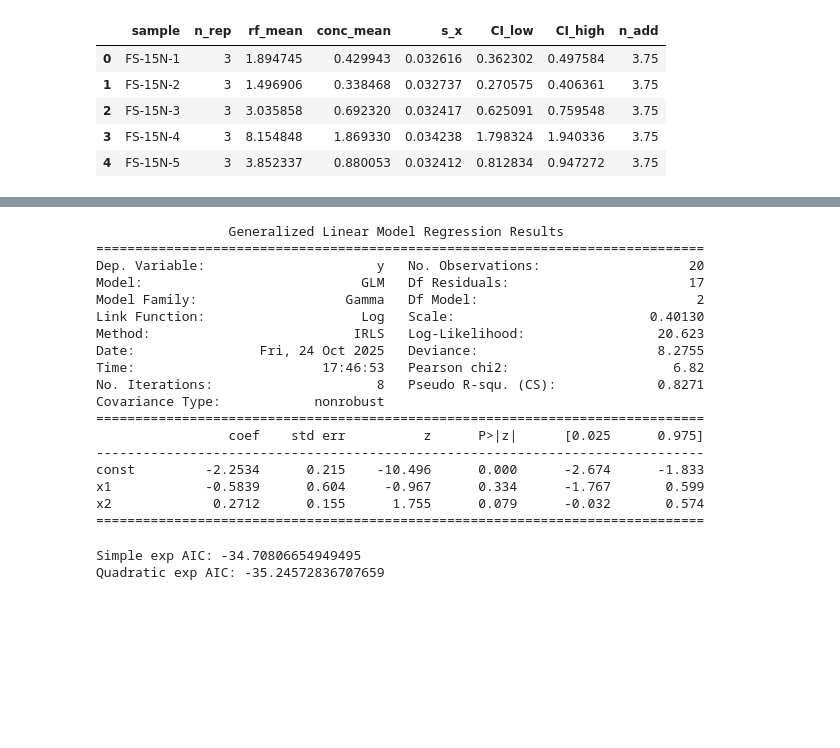
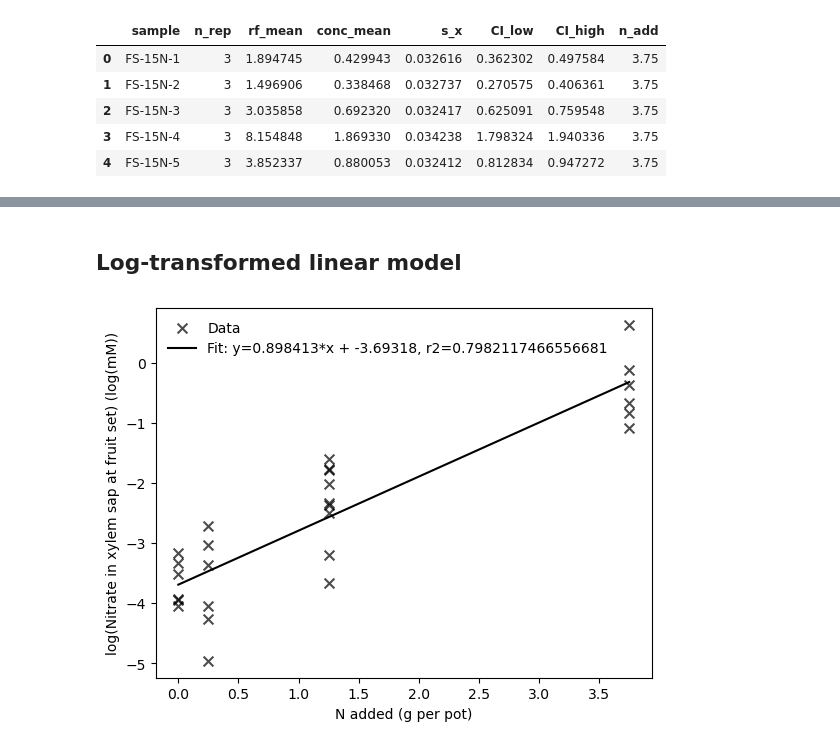
Before and after one commit to plashmore/nitrate_ce, a Jupyter notebook: 03-statistical_analysis/02-plots.ipynb, the cells around one changed output, grey strips where cells are left out. Drawn from its saved outputs; the diff is of its cells as text; code cells hidden in the pictures; blank space fills up the shorter version.

Commit message:
updated notebooks, added new plots

```diff
--- a/03-statistical_analysis/02-plots.ipynb
+++ b/03-statistical_analysis/02-plots.ipynb
@@ -349,32 +28,21 @@ plt.show()
-# %%
-x2 = x**2
-X_quad = np.column_stack([np.ones_like(x), x, x2])
-
-gamma_model2 = sm.GLM(y, X_quad, family=sm.families.Gamma(link=sm.families.links.Log()))
-res2 = gamma_model2.fit()
-print(res2.summary())
-# %% [output]
-                 Generalized Linear Model Regression Results
-==============================================================================
-Dep. Variable:                      y   No. Observations:                   20
-Model:                            GLM   Df Residuals:                       17
-Model Family:                   Gamma   Df Model:                            2
-Link Function:                    Log   Scale:                         0.40130
-Method:                          IRLS   Log-Likelihood:                 20.623
-Date:                Fri, 24 Oct 2025   Deviance:                       8.2755
-Time:                        17:46:53   Pearson chi2:                     6.82
-No. Iterations:                     8   Pseudo R-squ. (CS):             0.8271
-Covariance Type:            nonrobust
-==============================================================================
-                 coef    std err          z      P>|z|      [0.025      0.975]
-------------------------------------------------------------------------------
-const         -2.2534      0.215    -10.496      0.000      -2.674      -1.833
-x1            -0.5839      0.604     -0.967      0.334      -1.767       0.599
-x2             0.2712      0.155      1.755      0.079      -0.032       0.574
-==============================================================================
-# %%
-print("Simple exp AIC:", gamma_res.aic)
-print("Quadratic exp AIC:", res2.aic)
-# %% [output]
-Simple exp AIC: -34.70806654949495
-Quadratic exp AIC: -35.24572836707659
+# %% [markdown]
+## Log-transformed linear model
+# %%
+x=fs_data['n_add']
+y=np.log(fs_data['conc_mean'])
+
+slope,intercept,r,p,stderr=linregress(x,y)
+
+x_fit = np.linspace(x.min(), x.max(), 200)
+y_fit = intercept + slope * x_fit
+
+plt.scatter(x, y, s=50, alpha=0.7, label='Data',marker='x',color='black')
+plt.plot(x_fit,y_fit, 'r-', label=f'Fit: y={slope:.6g}*x + {intercept:.6g}, r2={r**2}',color='black')
+plt.xlabel("N added (g per pot)")
+plt.ylabel("log(Nitrate in xylem sap at fruit set) (log(mM))")
+plt.legend(frameon=False)
+plt.savefig("fruitset-linear.svg", format="svg", bbox_inches="tight")
+plt.savefig("fruitset-linear.tiff",format="tiff",bbox_inches="tight",dpi=300)
+plt.show()
+# %% [output]
+[figure, added]
```
Also changed, not shown: parts of 34 cells of this notebook, 4 other files.
